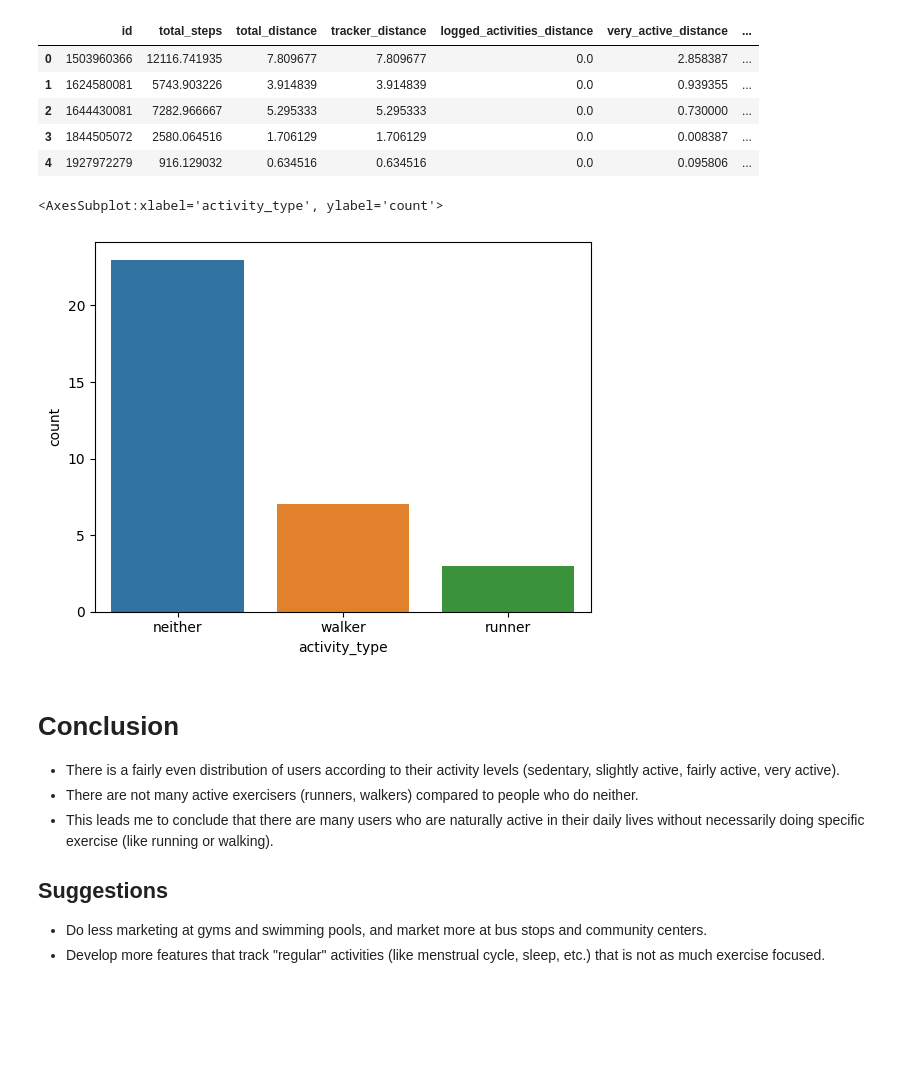
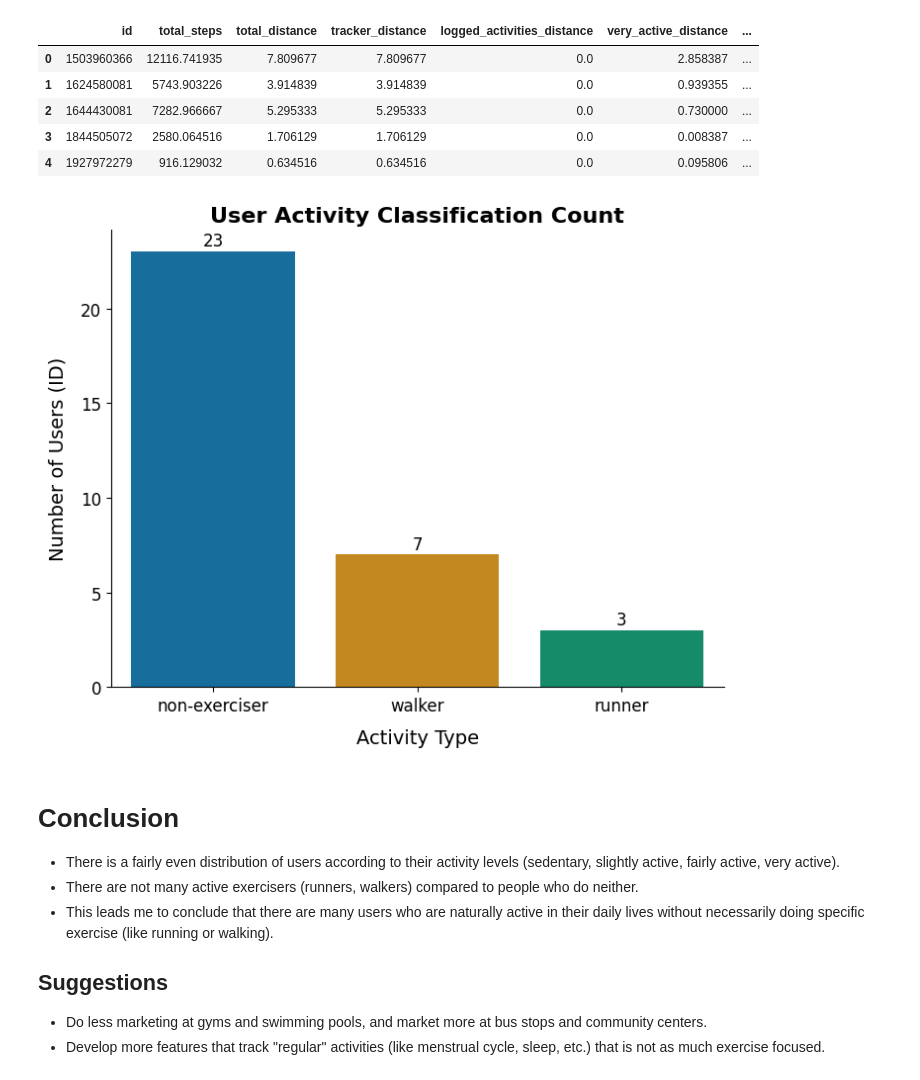
Before and after one commit to Liedjieboer/bellabeat_capstone, a Jupyter notebook: notebooks/activities.ipynb, the cells around one changed output. Saved outputs shown, nothing was run; the diff lists cells and outputs as text; code cells hidden in the pictures; blank space fills up the shorter version.

```diff
--- a/notebooks/activities.ipynb
+++ b/notebooks/activities.ipynb
@@ -190,14 +160,14 @@ sns.countplot(data=df, x="activity_category", order=["sedentary", "slightly_acti
 # %%
-# Step 1: Calculate the mean activity metrics for each user
+# Calculate mean activity metrics for each user
 user_activity_mean = df.groupby('id').mean().reset_index()
 
-# Step 2: Define thresholds (adjust as needed for average values across days)
+# Define activity thresholds
 runner_distance_threshold = 3.0  # Mean very active distance threshold for runners
 runner_minutes_threshold = 20    # Mean very active minutes threshold for runners
 walker_distance_threshold = 2.0  # Mean moderately or light active distance threshold for walkers
 walker_minutes_threshold = 20    # Mean fairly active minutes threshold for walkers
 
-# Step 3: Create a function to classify each user based on their mean activity
+# Create function to classify each user based on mean activity
 def classify_user(row):
     if row['very_active_distance'] >= runner_distance_threshold and row['very_active_minutes'] >= runner_minutes_threshold:
         return 'runner'
@@ -205,14 +175,14 @@ def classify_user(row):
           row['light_active_distance'] >= walker_distance_threshold) and row['fairly_active_minutes'] >= walker_minutes_threshold:
         return 'walker'
     else:
-        return 'neither'
+        return 'non-exerciser'
 
-# Step 4: Apply the classification function to each user in the grouped data
+# Apply classification function to each user in grouped data
 user_activity_mean['activity_type'] = user_activity_mean.apply(classify_user, axis=1)
 
-# Step 5: Merge the classification back into the original DataFrame if desired
-df = df.merge(user_activity_mean[['id', 'activity_type']], on='id', how='left')
+# Merge the classification back into the original df
+merged_df = df.merge(user_activity_mean[['id', 'activity_type']], on='id', how='left')
 
 # Display a sample to check the results
-print(df[['id', 'activity_date', 'activity_type']].drop_duplicates(subset='id').head())
+print(merged_df[['id', 'activity_date', 'activity_type']].drop_duplicates(subset='id').head())
 # %% [output]
@@ -240,11 +231,42 @@ user_activity_mean.head()
 | 2 | 1644430081 | 7282.966667 | 5.295333 | 5.295333 | 0.0 | 0.730000 | ... |
 | 3 | 1844505072 | 2580.064516 | 1.706129 | 1.706129 | 0.0 | 0.008387 | ... |
 | 4 | 1927972279 | 916.129032 | 0.634516 | 0.634516 | 0.0 | 0.095806 | ... |
-# %%
-sns.countplot(data=user_activity_mean, x="activity_type", order=["neither", "walker", "runner"])
-# %% [output]
-<AxesSubplot:xlabel='activity_type', ylabel='count'>
-[figure, removed]
+# %%
+palette = sns.color_palette("colorblind", n_colors=len(user_activity_mean['activity_type'].unique()))
+
+# Step 4: Create a bar plot with the aggregated data
+plt.figure(figsize=(8, 6))
+ax_1 = sns.countplot(data=user_activity_mean, x='activity_type', palette=palette)
+
+# Title and labels
+plt.title('User Activity Classification Count', fontsize=16, fontweight='bold')
+plt.xlabel('Activity Type', fontsize=14, labelpad=10)
+plt.ylabel('Number of Users (ID)', fontsize=14, labelpad=10)
+
+# Additional styling
+sns.despine()  # Removes the top and right borders for a cleaner look
+plt.xticks(fontsize=12)  # Set the font size of x-tick labels
+plt.yticks(fontsize=12)  # Set the font size of y-tick labels
+
+for p in ax_1.patches:
+    # Get the height of each bar (this is the count)
+    height = p.get_height()
+    # Add the text annotation at the top of each bar
+    ax_1.text(p.get_x() + p.get_width() / 2, height + 0.1,  # Position the text slightly above the bar
+            int(height),  # The count value (rounded to an integer)
+            ha="center",  # Horizontal alignment of the text
+            va="bottom",  # Vertical alignment of the text
+            fontsize=12,  # Font size
+            color='black')  # Color of the text
+
+
+# Export plot to jpg
+plt.savefig("activity_type_users.jpeg", dpi=300, bbox_inches='tight')
+
+# Display the plot
+plt.show()
+# %% [output]
+[figure, added]
 # %% [markdown]
 # Conclusion
 
```
Also changed, not shown: parts of 24 cells of this notebook, 4 other files.
